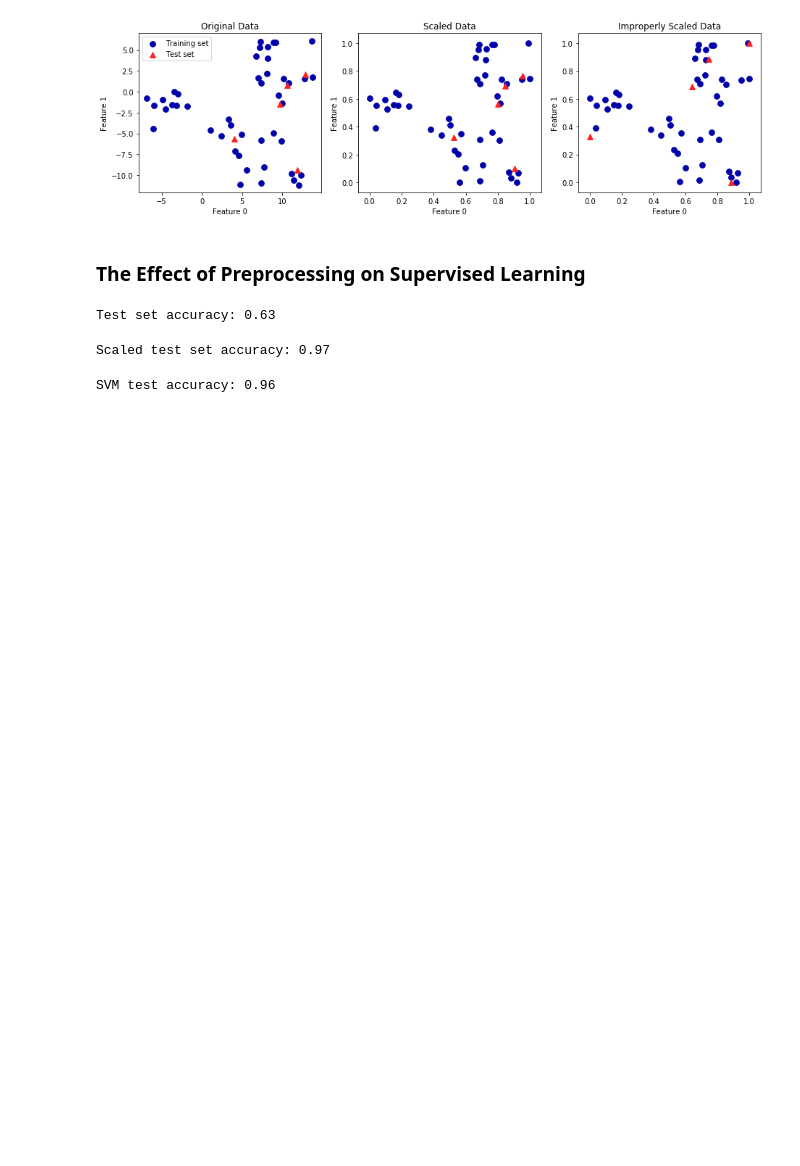
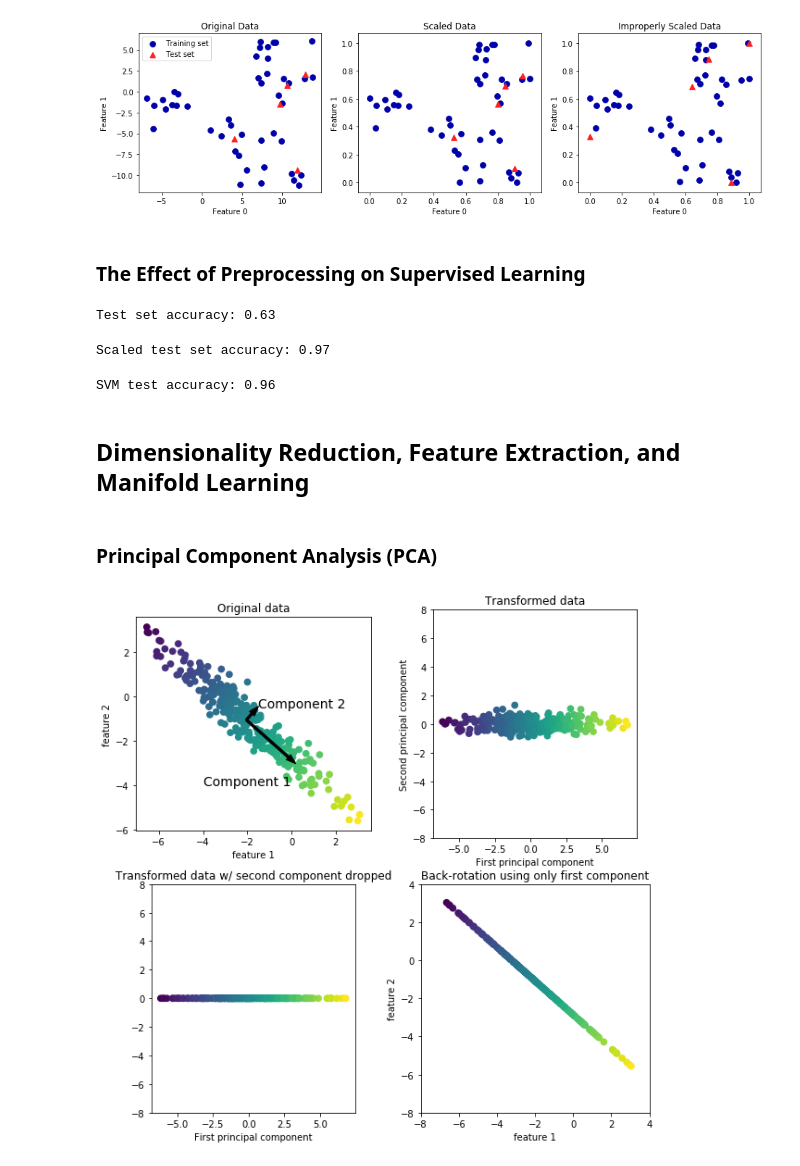
Before and after one commit to rodferro/introduction-to-ml, a Jupyter notebook: 03-unsupervised-learning.ipynb, the cells around one changed output. Saved outputs shown, nothing was run; the diff lists cells and outputs as text; code cells hidden in the pictures; blank space fills up the shorter version.

Commit message:
Add Principal Component Analysis

```diff
--- a/03-unsupervised-learning.ipynb
+++ b/03-unsupervised-learning.ipynb
@@ -186,3 +186,11 @@ svm.fit(X_train_scaled, y_train)
 print("SVM test accuracy: {:.2f}".format(svm.score(X_test_scaled, y_test)))
 # %% [output]
 SVM test accuracy: 0.96
+# %% [markdown]
+## Dimensionality Reduction, Feature Extraction, and Manifold Learning
+# %% [markdown]
+### Principal Component Analysis (PCA)
+# %%
+mglearn.plots.plot_pca_illustration()
+# %% [output]
+[figure, added]
```
Also changed, not shown: parts of 22 cells of this notebook.
